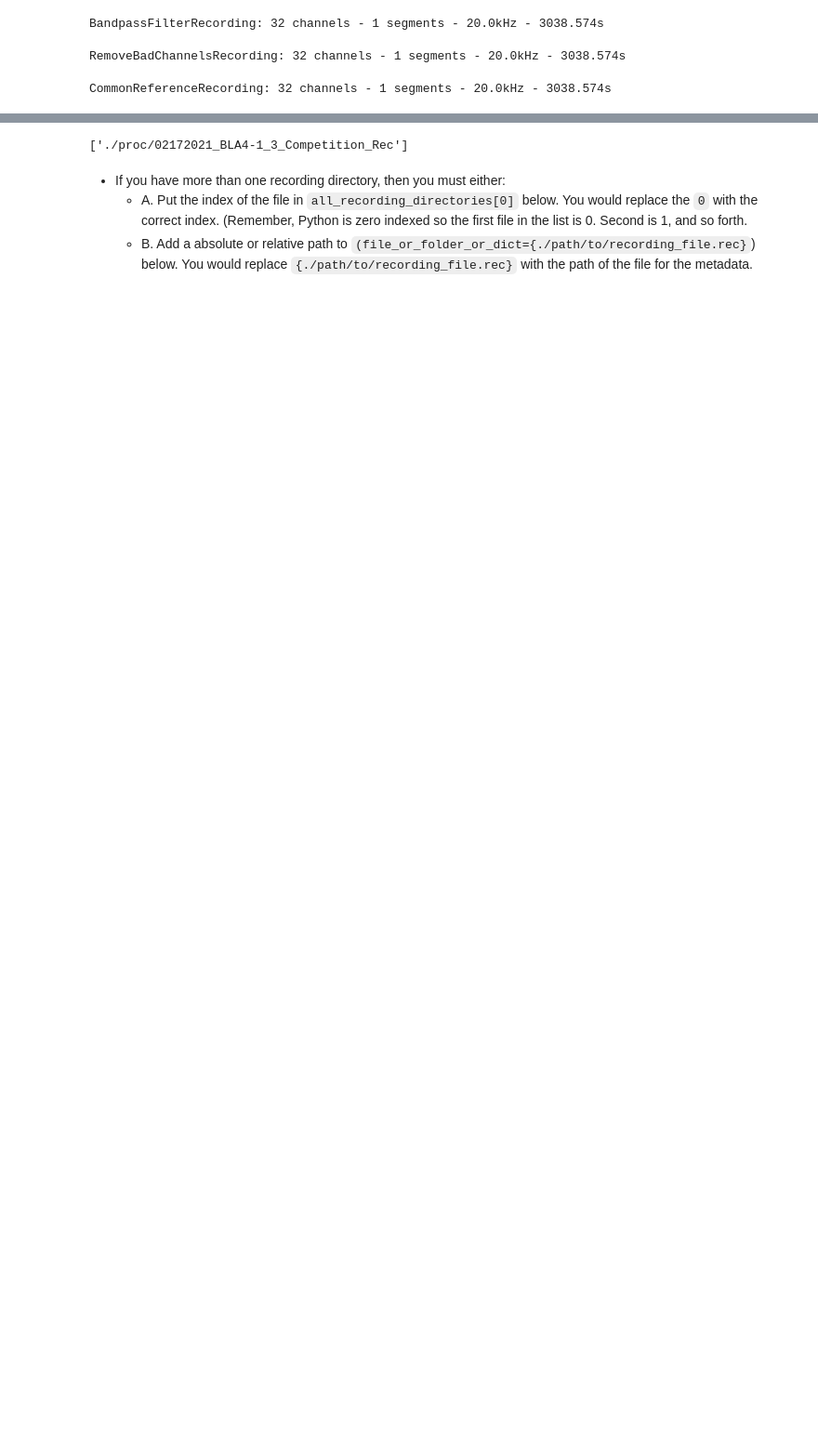
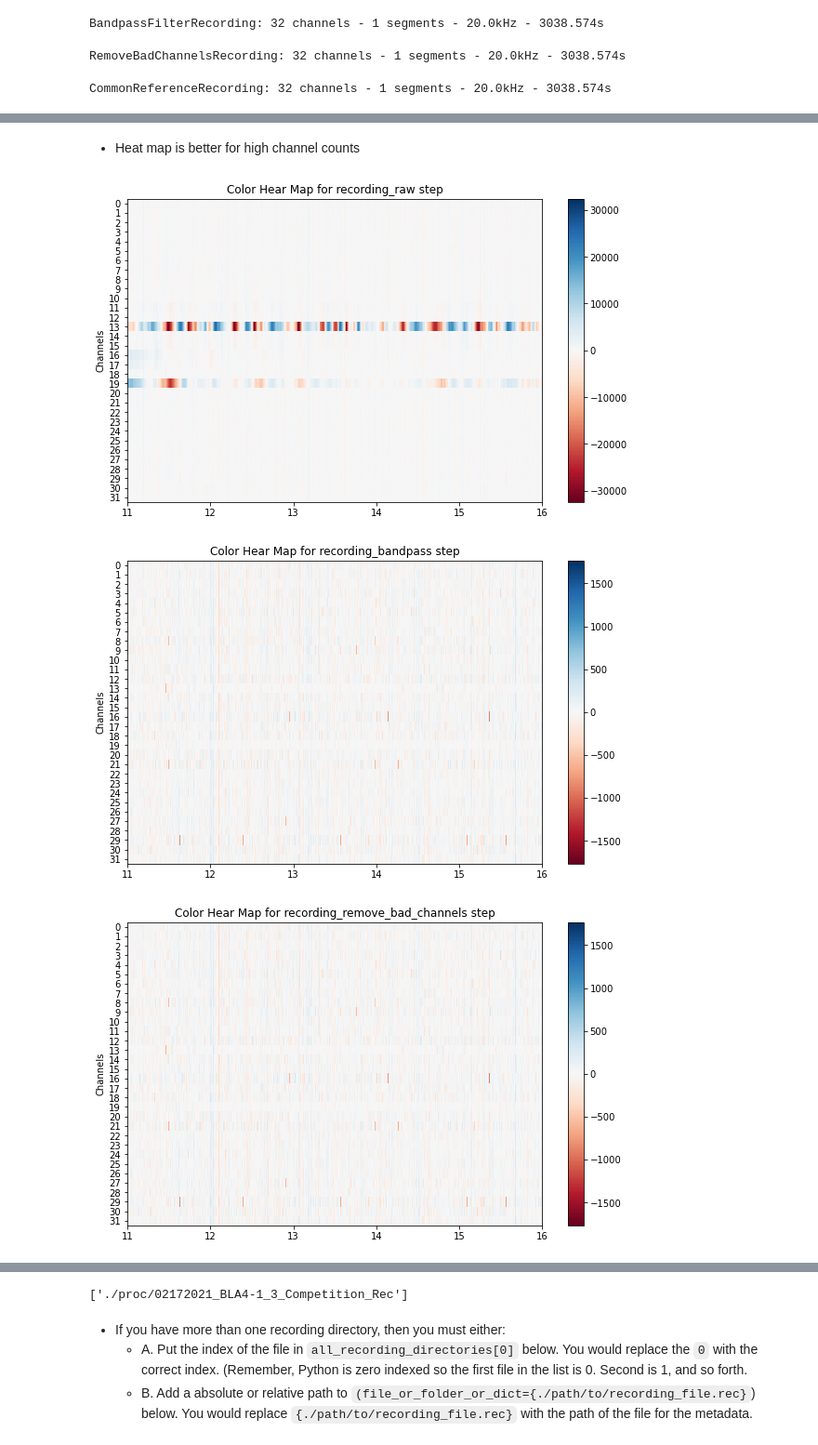
Before and after one commit to padillacoreanolab/spike_sorting, a Jupyter notebook: results/2022_08_09_finalize_notebooks/02_preprocessing.ipynb, the cells around one changed output, grey strips where cells are left out. Shown at 93% size. Drawn from its saved outputs; the diff is of its cells as text; code cells hidden in the pictures; blank space fills up the shorter version.

```diff
--- a/results/2022_08_09_finalize_notebooks/02_preprocessing.ipynb
+++ b/results/2022_08_09_finalize_notebooks/02_preprocessing.ipynb
@@ -153,0 +262,12 @@ CommonReferenceRecording: 32 channels - 1 segments - 20.0kHz - 3038.574s
+# %% [markdown]
+- Heat map is better for high channel counts
+# %%
+for key, value in preprocessing_step_dict.items():
+    w_ts = sw.plot_timeseries(value, time_range=time_range, mode="map", show_channel_ids=True)
+    plt.title("Color Hear Map for {} step".format(key))
+    plt.ylabel("Channels")
+    plt.show()
+# %% [output]
+[figure, added]
+[figure, added]
+[figure, added]
```
Also changed, not shown: parts of 152 cells of this notebook, 1 other file.
